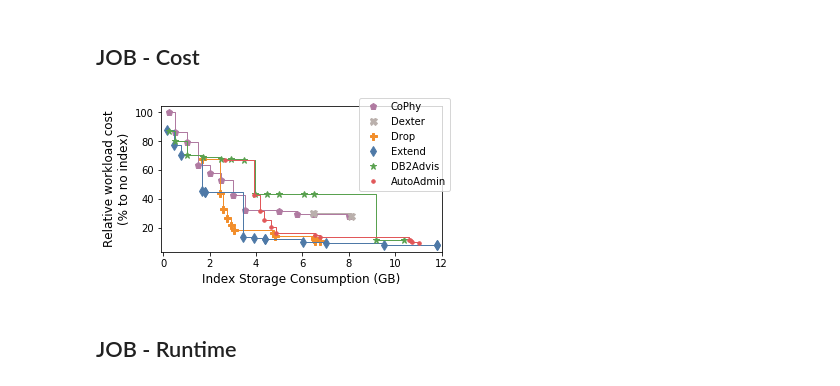
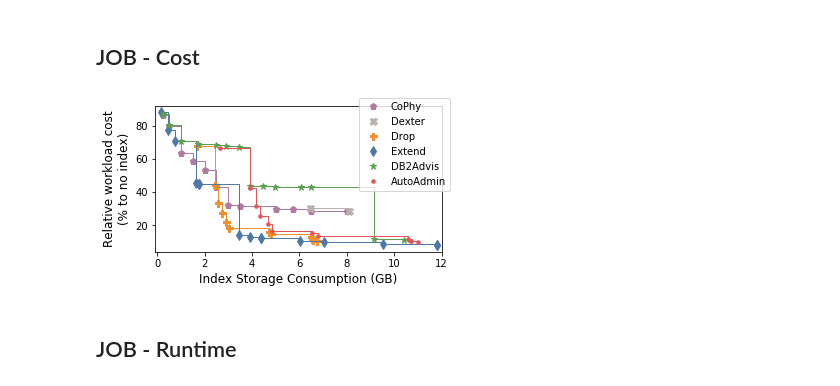
Before and after one commit to hyrise/index_selection_evaluation, a Jupyter notebook: benchmark_results/notebooks/Graphs.ipynb, the cells around one changed output. Drawn from its saved outputs; the diff is of its cells as text; code cells hidden in the pictures.

Commit message:
Correct cophy JOB

```diff
--- a/benchmark_results/notebooks/Graphs.ipynb
+++ b/benchmark_results/notebooks/Graphs.ipynb
@@ -434,11 +434,11 @@ XLIM = 12
 # %%
 # draw_cost_graph()
 # new cophy
 cophy_memory_consumptions_mb = [250,500,1000,1500,2000,2500,3000,3500,5000,5750,6500,8000]
-cophy_costs = [86768822.8, 75079495.33, 69086234.95, 54977085.42, 50687539.75, 46159506.78, 37484609.32, 28011167.16, 27618166.14, 25963809.01, 25943071.1, 24859616.99, 24763974.91]
+cophy_costs = [75079495.33, 69086234.95, 54977085.42, 50687539.75, 46159506.78, 37484609.32, 28011167.16, 27618166.14, 25963809.01, 25943071.1, 24859616.99, 24763974.91]
 draw_cost_graph(cophy_costs, cophy_memory_consumptions_mb)
 # %% [output]
-[figure, old version]
+[figure, new version]
 # %% [markdown]
 ## JOB - Runtime
 # %%
```
